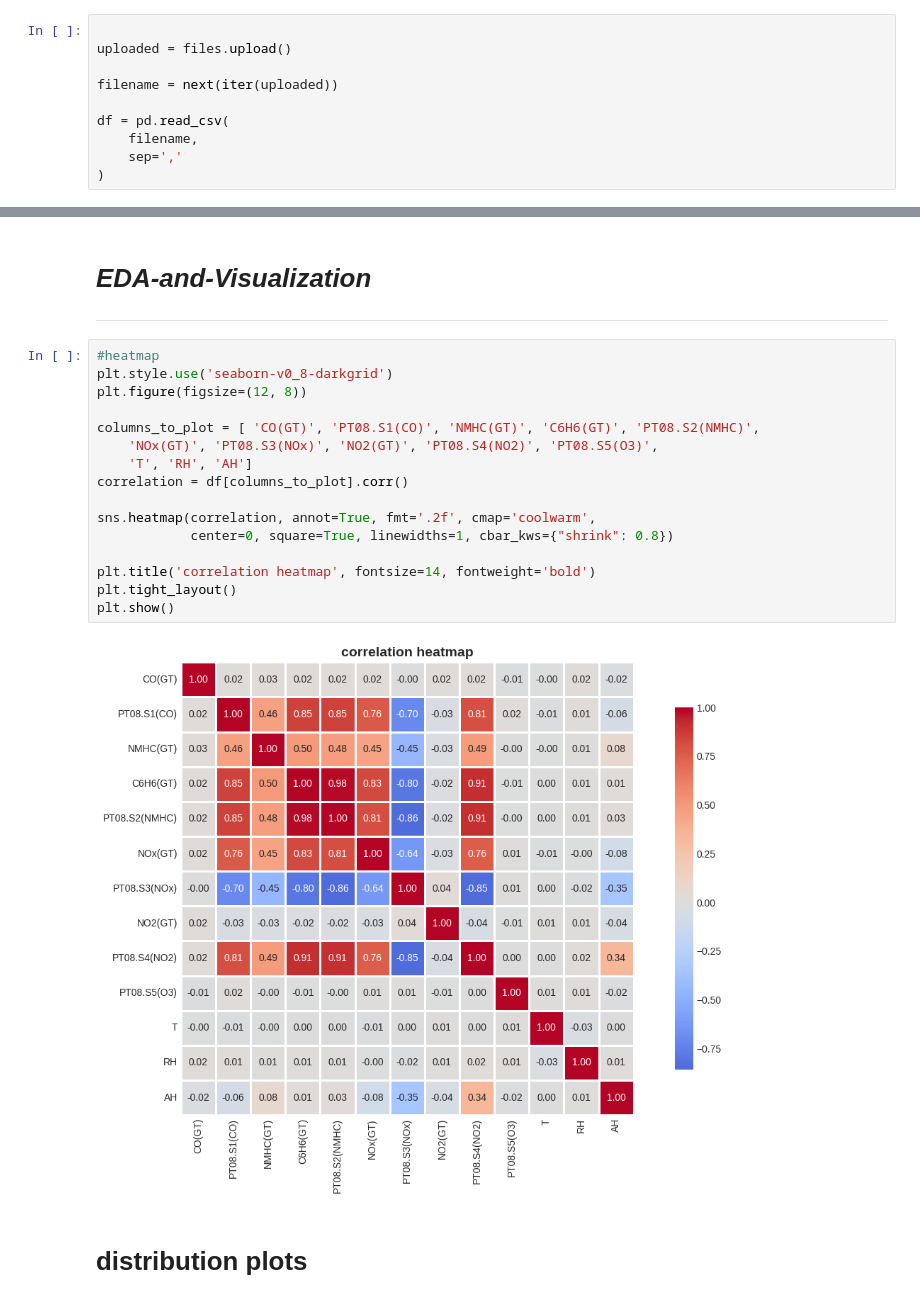
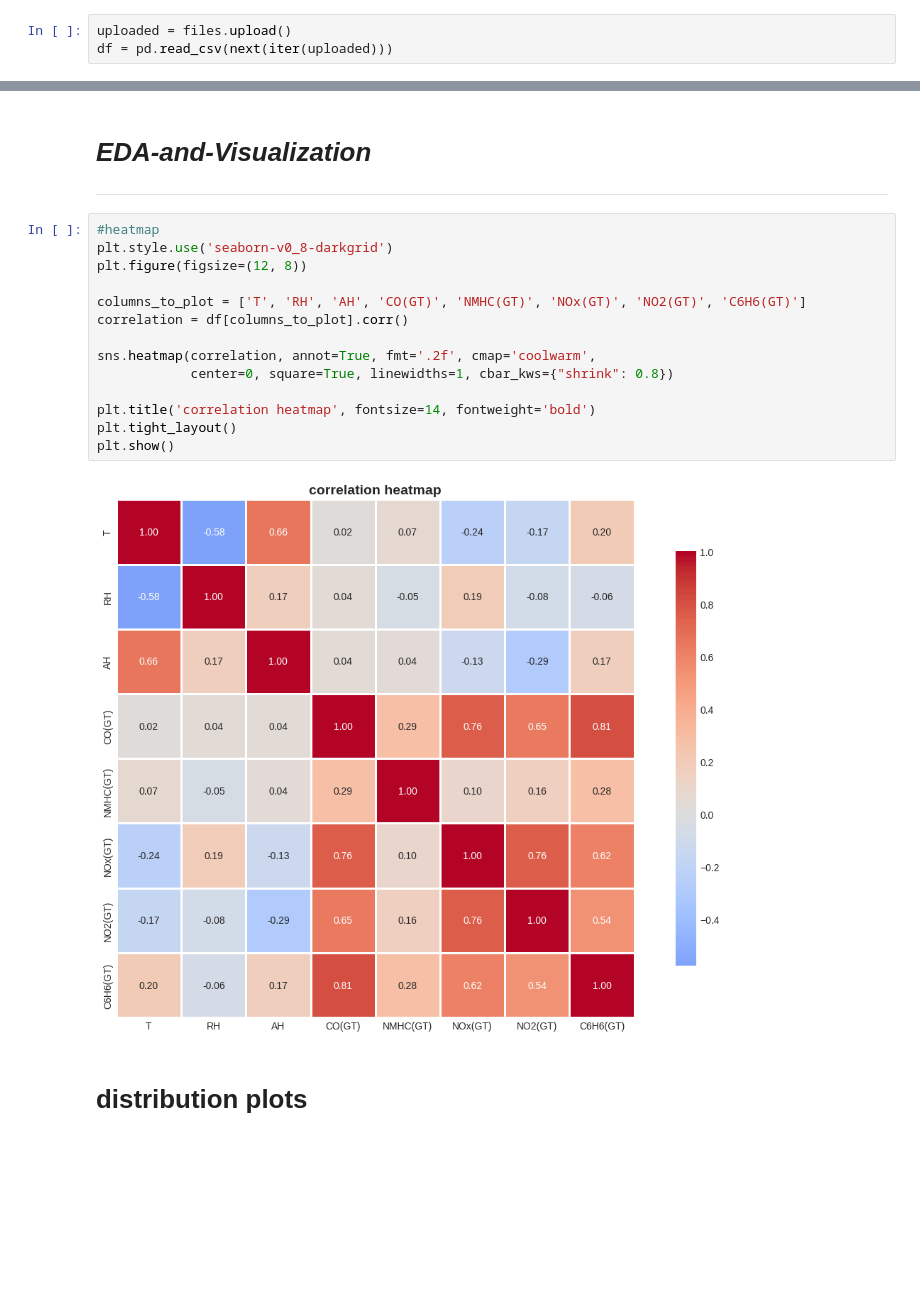
Before and after one commit to namharledba/Air-Quality-Prediction-Dashboard-, a Jupyter notebook: DataAnalysisFile.ipynb, the cells around one changed output, grey strips where cells are left out. Saved outputs shown, nothing was run; the diff lists cells and outputs as text; blank space fills up the shorter version.

```diff
--- a/DataAnalysisFile.ipynb
+++ b/DataAnalysisFile.ipynb
@@ -87,14 +87,7 @@ from sklearn.metrics import (
 )
 **this imports regression metrics and classification metrics**
 # %%
-
 uploaded = files.upload()
-
-filename = next(iter(uploaded))
-
-df = pd.read_csv(
-    filename,
-    sep=','
-)
+df = pd.read_csv(next(iter(uploaded)))
 # %% [output]
 [interactive output not drawn]
@@ -293,21 +251,19 @@ dtype: object
 # %%
 #heatmap
 plt.style.use('seaborn-v0_8-darkgrid')
 plt.figure(figsize=(12, 8))
 
-columns_to_plot = [ 'CO(GT)', 'PT08.S1(CO)', 'NMHC(GT)', 'C6H6(GT)', 'PT08.S2(NMHC)',
-    'NOx(GT)', 'PT08.S3(NOx)', 'NO2(GT)', 'PT08.S4(NO2)', 'PT08.S5(O3)',
-    'T', 'RH', 'AH']
+columns_to_plot = ['T', 'RH', 'AH', 'CO(GT)', 'NMHC(GT)', 'NOx(GT)', 'NO2(GT)', 'C6H6(GT)']
 correlation = df[columns_to_plot].corr()
 
 sns.heatmap(correlation, annot=True, fmt='.2f', cmap='coolwarm',
             center=0, square=True, linewidths=1, cbar_kws={"shrink": 0.8})
 
 plt.title('correlation heatmap', fontsize=14, fontweight='bold')
 plt.tight_layout()
 plt.show()
 # %% [output]
-[figure, old version]
+[figure, new version]
 # %% [markdown]
 # **distribution plots**
 # %% [markdown]
```
Also changed, not shown: parts of 42 cells of this notebook.
